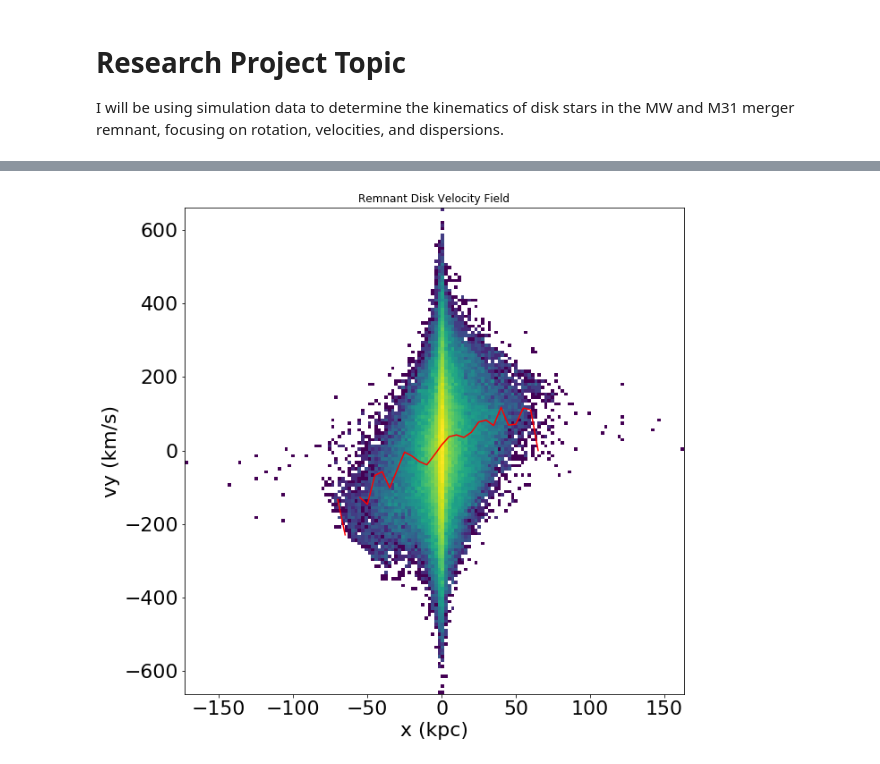
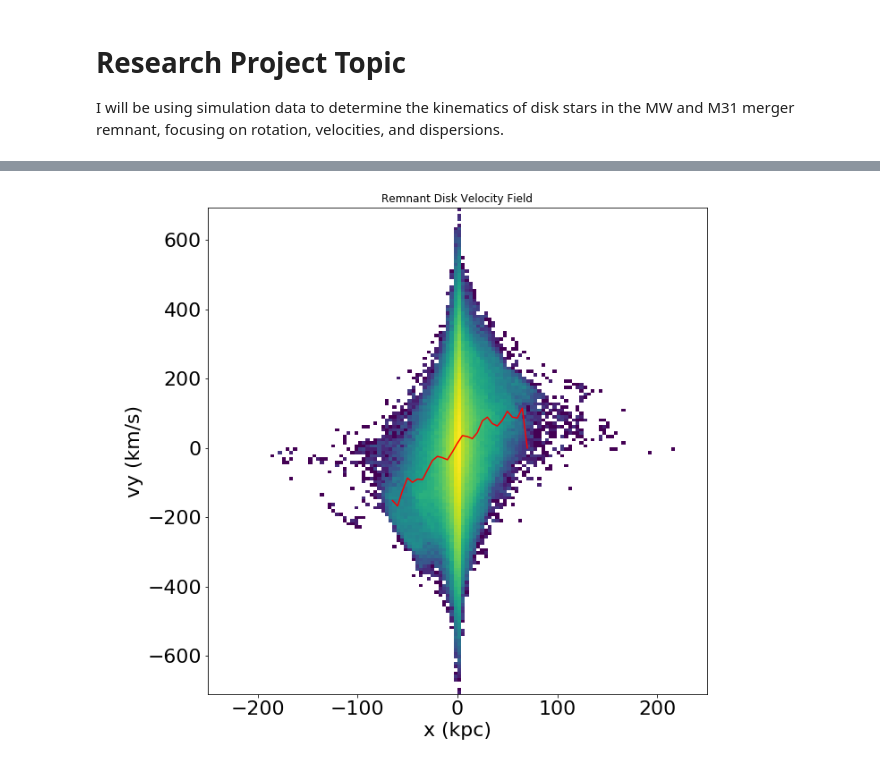
Before and after one commit to mwalder428/400B_walder, a Jupyter notebook: ResearchAssignment/ResearchAssignment5/RemnantDiskParticleKinematics.ipynb, the cells around one changed output, grey strips where cells are left out. Cells and saved outputs as stored; diff of their text form; code cells hidden in the pictures.

```diff
--- a/ResearchAssignment/ResearchAssignment5/RemnantDiskParticleKinematics.ipynb
+++ b/ResearchAssignment/ResearchAssignment5/RemnantDiskParticleKinematics.ipynb
@@ -352,8 +351,8 @@ def VelocityMeansandDispersions(axis, rdata, vdata, dx, dy, dz):
     #arrays
     if axis == "x":
         #set minimum and maximum values along axis
-        xmin = -70.0
-        xmax = 70.0
+        xmin = -65.0
+        xmax = 75.0
 
         #set bin minimum and maximum for "chunk" of stars to be evaluated
         xbinmin = xmin
@@ -372,13 +371,12 @@ def VelocityMeansandDispersions(axis, rdata, vdata, dx, dy, dz):
 
         #loop over values while the maximum bin value is less than the maximum x value
         while xbinmax < xmax:
-            #print(xbinmin)
             #make index to find points within bin minimum and maximum along axis, and have small deviations from axis
             index2 = np.where((rdata[:,0] <= xbinmax) & (rdata[:,0] > xbinmin) & (abs(rdata[:,1]) <= dy) & (abs(rdata[:,2]) <= dz))
 
             #select the velocity values (going out of the page) of the stars that satisfy the index
             vy = vdata[:,1][index2]
-            print(len(vy))
+
 
             #calculate the mean and dispersion of the chunk of stars
             vmeans[i] = np.mean(vy)
@@ -389,7 +387,6 @@ def VelocityMeansandDispersions(axis, rdata, vdata, dx, dy, dz):
             xbinmin = xbinmin + dx
             xbinmax = xbinmax + dx
 
-        #print(i)
 
     if axis == "y":
         #set minimum and maximum values along axis
@@ -499,32 +474,33 @@ means3, dispersions3 = VelocityMeansandDispersions("z", rnew, vnew, 0.5, 0.5, 5)
 # %%
 #overplot the means as a function of axis on the phase diagram from above
 
-xvalues = np.arange(-70, 70, 5)
+xvalues = np.arange(-65, 75, 5)
 # Make a phase diagram for each x, y, z axis, where v component is component that points out of board
 # Remnant Disk Velocity Field
 
 fig = plt.figure(figsize=(10,10))
 ax = plt.subplot(111)
 
 # Plot 2D Histogram one component of  Pos vs Vel
 # ADD HERE
 plt.hist2d(rnew[:,0], vnew[:,1], bins = 150, norm=LogNorm())
 
 plt.plot(xvalues, means, color = "red")
 
 # Add axis labels
 plt.xlabel('x (kpc)', fontsize=22)
 plt.ylabel('vy (km/s)', fontsize=22)
 plt.title("Remnant Disk Velocity Field")
+plt.xlim(-250,250)
 
 #adjust tick label font size
 label_size = 22
 matplotlib.rcParams['xtick.labelsize'] = label_size
 matplotlib.rcParams['ytick.labelsize'] = label_size
 
 #plt.savefig("/Users/Maddog/Downloads/M31DiskVelocity.png")
 
 #seems to be most "peak like" behavior here in terms of rotation, graph seems to have the most peak at some positive
 #and negative value
 # %% [output]
-[figure, old version]
+[figure, new version]
```
Also changed, not shown: parts of 18 cells of this notebook.
